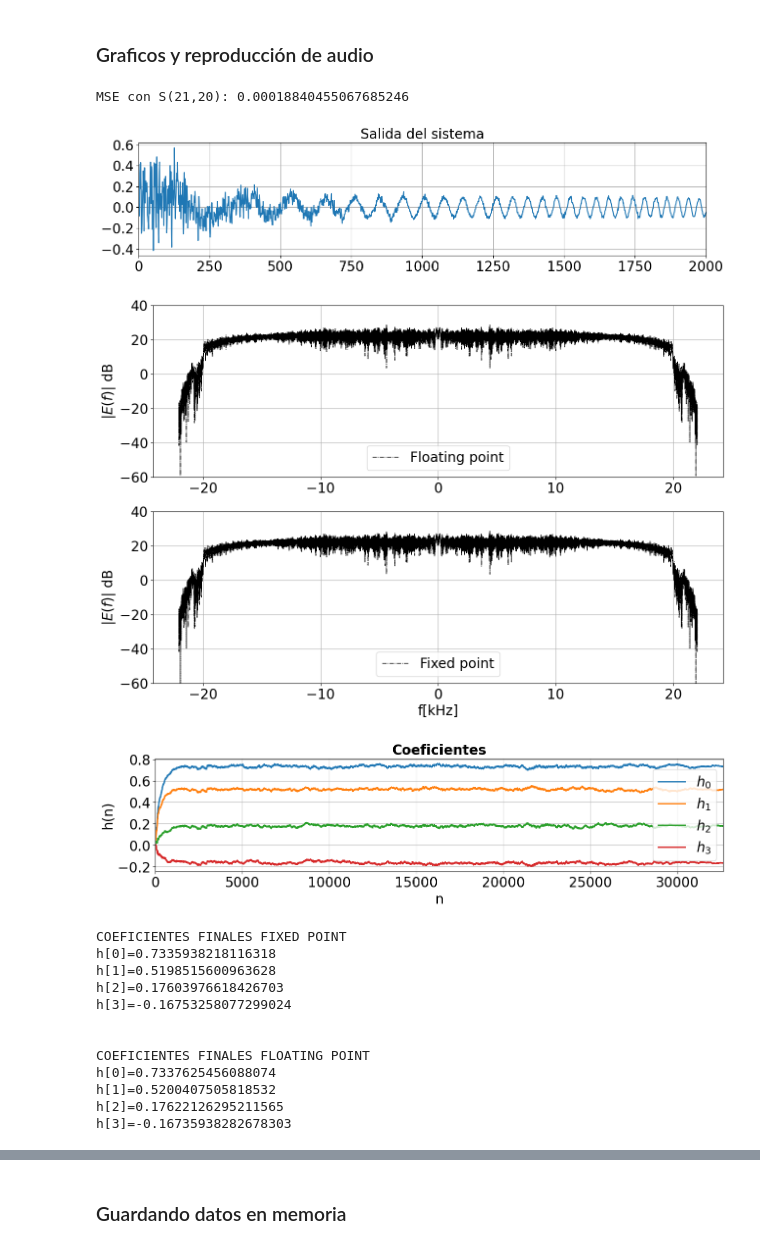
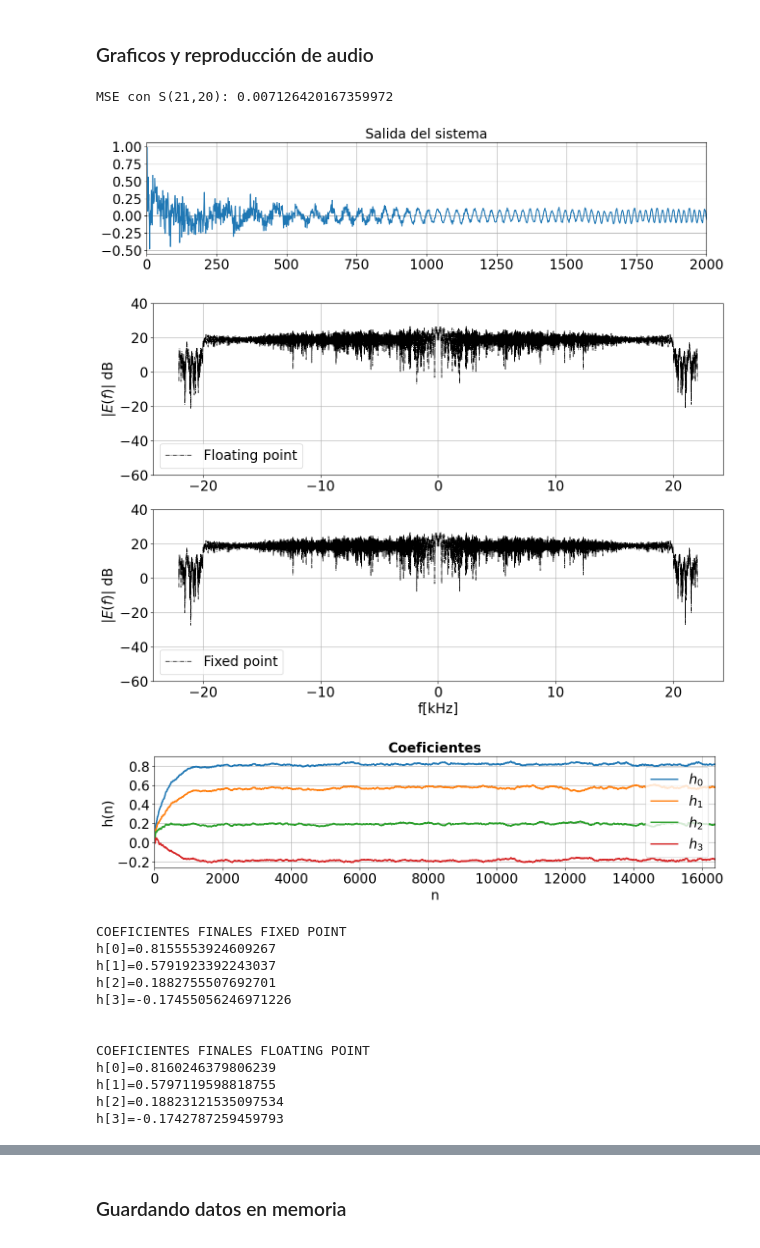
Before and after one commit to kevingiribuela/portfolio, a Jupyter notebook: Verilog/TP_final/filtro_adaptivo.ipynb, the cells around one changed output, grey strips where cells are left out. Cells and saved outputs as stored; diff of their text form; code cells hidden in the pictures.

```diff
--- a/Verilog/TP_final/filtro_adaptivo.ipynb
+++ b/Verilog/TP_final/filtro_adaptivo.ipynb
@@ -54,9 +54,11 @@ import soundfile as sf
 # ============================================================================================
 GRAFICOS    = 1    # Habilita o deshabilita TODOS LOS GRAFICOS
 DEBUG       = 0    # Genera que la memoria de salida y la señal de entrada sea una chirp sin ruido
+PIPELINE    = 1    # Usa scripts de python hechos con registros de pipeline
 # ============================================================================================
 # ============================================================================================
 # ============================================================================================
+root_path = "/media/kevin/DATA/Cursos/DDA/Practica/TP_final/Informe/"
 # %%
 fs      = 44.1e3
 Ts      = 1/fs
@@ -433,18 +482,36 @@ def lms(x, h, e, mu):
 ### Filtrado de señal con las funciones previas
 A continuación, utilizando las funciones creadas previamente, se filtra a la señal
 # %%
-X     = np.zeros([M,1])
-H     = np.zeros([M,N])
-e     = []
+if (PIPELINE):
+    X     = np.zeros([M,2])
+    H     = np.zeros([M,N])
+    error = np.zeros([1,2])
+    e     = []
 
-iteraciones = len(x_fp) - 1
-for ii in range(iteraciones):
-    X[1:, 0] = X[:-1, 0]
-    X[0, 0]  = x_fp[ii]
-    error = adaptive_fir(x=X[:,0], h=H[:,ii], d=d_fp[ii])
-    e.append(error)
+    iteraciones = len(x_fp) - 1
+    for ii in range(iteraciones):
+        X[1:, 0] = X[:-1, 0]
+        X[0, 0]  = x_fp[ii]
 
-    H[:,ii+1] = lms(x=X[:,0], h=H[:,ii], e=error, mu=u)
+        error[0,0] = adaptive_fir(x=X[:,0], h=H[:,ii], d=d_fp[ii])
+        H[:,ii+1] = lms(x=X[:,1], h=H[:,ii], e=error[0,1], mu=u)
+
+        e.append(error[0,0])
+        X[:, 1] = X[:, 0]
+        error[0,1] = error[0,0]
+else:
+    X     = np.zeros([M,1])
+    H     = np.zeros([M,N])
+    e     = []
+
+    iteraciones = len(x_fp) - 1
+    for ii in range(iteraciones):
+        X[1:, 0] = X[:-1, 0]
+        X[0, 0]  = x_fp[ii]
+        error = adaptive_fir(x=X[:,0], h=H[:,ii], d=d_fp[ii])
+        e.append(error)
+
+        H[:,ii+1] = lms(x=X[:,0], h=H[:,ii], e=error, mu=u)
 # %% [markdown]
 ### Graficos y reproducción de audio
 # %%
@@ -457,7 +524,6 @@ D_fp = fftshift(D_fp)
 
 MSE = sum(abs(E - E_fp)**2)/len(E)
 print(f"MSE con S({NB_DATA},{NBF_DATA}): {MSE}")
-GRAFICOS = 1
 if(GRAFICOS):
     # =============================== SALIDAS ===============================
     plt.figure(figsize=(15,3))
@@ -467,6 +533,7 @@ if(GRAFICOS):
     plt.yticks(fontsize=20)
     plt.title("Salida del sistema", fontsize=20)
     plt.grid(True)
+    salida_fixed_point = e
 
     # =============================== FFT PLOT ===============================
     plt.figure(figsize=(15,10))
@@ -489,7 +556,7 @@ if(GRAFICOS):
     plt.ylim([-60, 40])
     plt.legend(fontsize=20)
     plt.grid(True)
-    # plt.savefig("/home/kevin/Desktop/Informe/filter/spec_fix.svg")
+    # plt.savefig(root_path + "filter/spec_fix.svg")
     plt.show()
 
     # =============================== COEFICIENTES ===============================
@@ -509,46 +576,46 @@ if(GRAFICOS):
     plt.show()
 
 h_final_fixed_point = []
 print("\n")
 print("COEFICIENTES FINALES FIXED POINT")
 for ii in range(M):
     print(f"h[{ii}]={H[ii,-1]}")
     h_final_fixed_point.append(H[ii,-1])
 print("\n")
 print("COEFICIENTES FINALES FLOATING POINT")
 for ii in range(M):
     print(f"h[{ii}]={h_final_floating_point[ii]}")
 
 
 
 # # =============================== AUDIO ===============================
 # print("\n")
 # print(f"Reproduciendo señal ORIGINAL...")
 # sd.play(d, fs)
 # sd.wait()
 
 # print(f"Reproduciendo señal FILTRADA...")
 # sd.play(e, fs)
 # sd.wait()
 
 # fixed_mu = DeFixedInt(NB_DATA,NBF_DATA)
 # fixed_mu.value = u
 # print("\n")
 # print(f"Valor de mu en hexa: {fixed_mu.__hex__()}")
 # %% [output]
-MSE con S(21,20): 0.00018840455067685246
+MSE con S(21,20): 0.007126420167359972
-[figure, old version]
+[figure, new version]
-[figure, old version]
+[figure, new version]
-[figure, old version]
+[figure, new version]
 COEFICIENTES FINALES FIXED POINT
-h[0]=0.7335938218116318
-h[1]=0.5198515600963628
-h[2]=0.17603976618426703
-h[3]=-0.16753258077299024
+h[0]=0.8155553924609267
+h[1]=0.5791923392243037
+h[2]=0.1882755507692701
+h[3]=-0.17455056246971226
 
 
 COEFICIENTES FINALES FLOATING POINT
-h[0]=0.7337625456088074
-h[1]=0.5200407505818532
-h[2]=0.17622126295211565
-h[3]=-0.16735938282678303
+h[0]=0.8160246379806239
+h[1]=0.5797119598818755
+h[2]=0.18823121535097534
+h[3]=-0.1742787259459793
```
Also changed, not shown: parts of 13 cells of this notebook, 31 other files.
